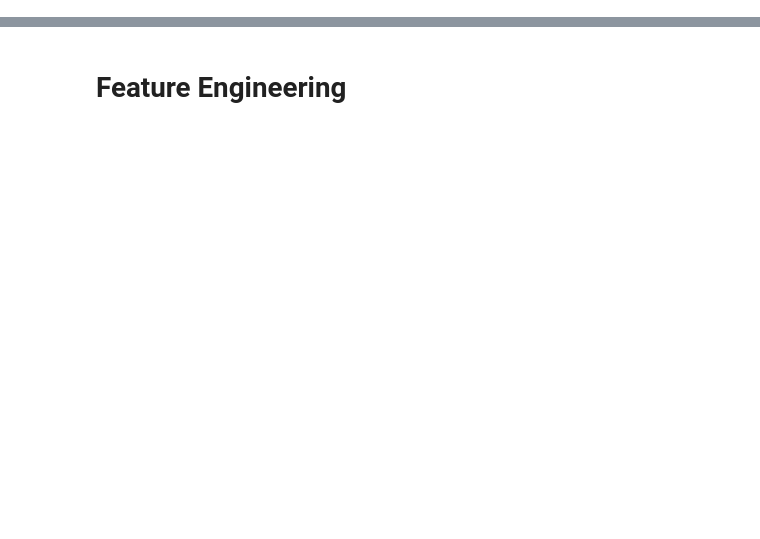
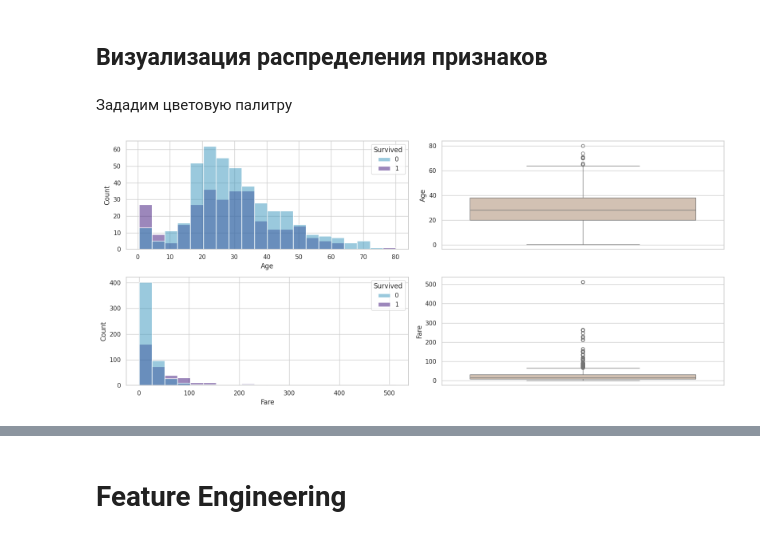
Before and after one commit to Moaz225/lap-TI, a Jupyter notebook: titanic.ipynb, the cells around one changed output, grey strips where cells are left out. Drawn from its saved outputs; the diff is of its cells as text; code cells hidden in the pictures; blank space fills up the shorter version.

```diff
--- a/titanic.ipynb
+++ b/titanic.ipynb
@@ -131,0 +17,2 @@ plt.show()
+# %%
+df = pd.read_csv('Titanic.csv')
@@ -131,0 +35,32 @@ plt.show()
+# %% [markdown]
+## Визуализация распределения признаков
+# %% [markdown]
+Зададим цветовую палитру
+# %%
+sns.set(style="whitegrid")
+colors=['#3A1078', '#3795BD', '#D7C0AE']
+
+palette={1: colors[0], 0: colors[1]}
+# %%
+plt.figure(figsize=(16,7))
+
+plt.subplot(2,2,1)
+sns.histplot(data=df,
+            x='Age',
+            bins = 20, hue ='Survived',
+             palette=palette,);
+plt.subplot(2,2,2)
+sns.boxplot(df['Age'],color=colors[2])
+
+plt.subplot(2,2,3)
+sns.histplot(data=df,
+            x='Fare',
+            bins = 20, hue ='Survived',
+             palette=palette,);
+plt.subplot(2,2,4)
+sns.boxplot(df['Fare'],color=colors[2])
+
+plt.tight_layout()
+plt.show()
+# %% [output]
+[figure, added]
```
Also changed, not shown: parts of 107 cells of this notebook.
